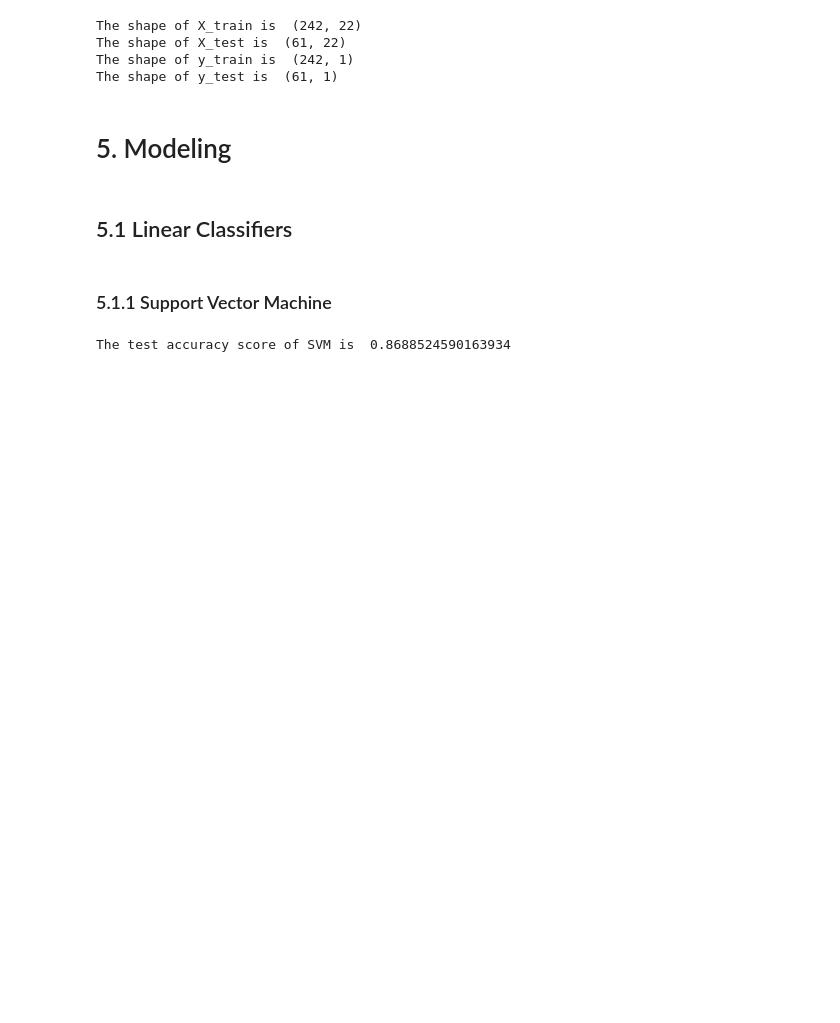
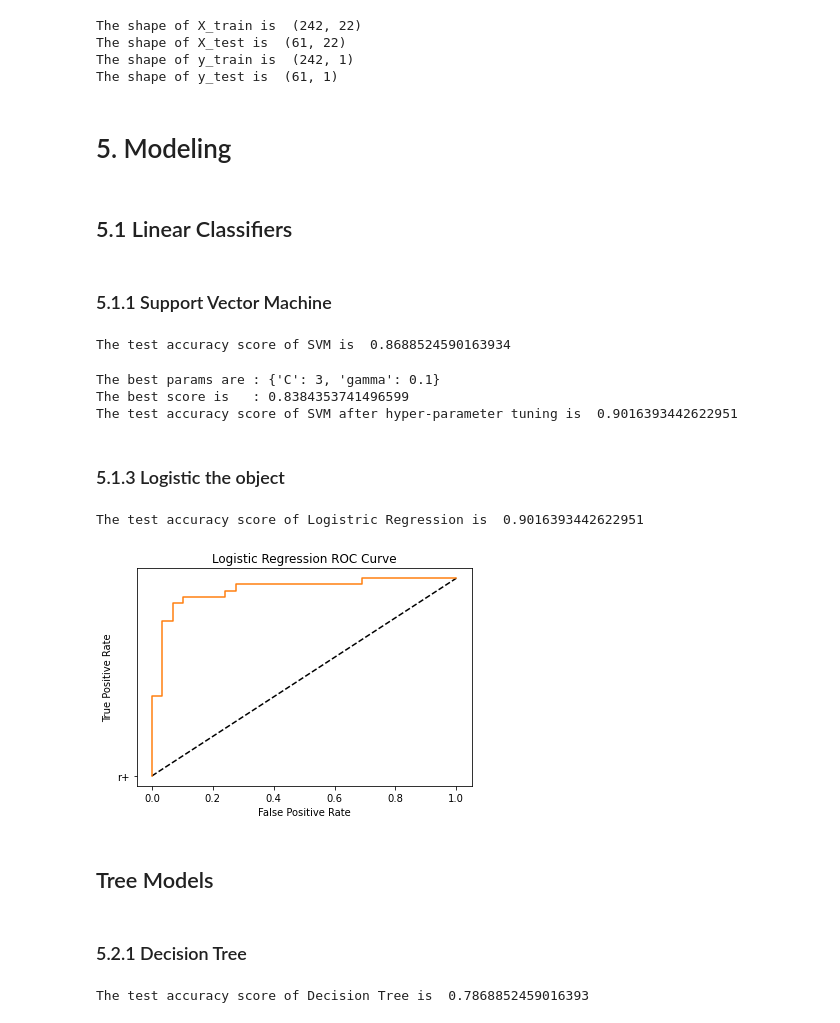
Before and after one commit to anyfish/notebook_project_ml, a Jupyter notebook: eda-heart-attack.ipynb, the cells around one changed output. Saved outputs shown, nothing was run; the diff lists cells and outputs as text; code cells hidden in the pictures; blank space fills up the shorter version.

Commit message:
Add Random Forest and Decision Tree

```diff
--- a/eda-heart-attack.ipynb
+++ b/eda-heart-attack.ipynb
@@ -878,3 +876,83 @@ y_pred = clf.predict(X_test)
 print("The test accuracy score of SVM is ", accuracy_score(y_test, y_pred))
 # %% [output]
 The test accuracy score of SVM is  0.8688524590163934
+# %%
+# instantiating the object
+svm = SVC()
+
+# setting a grid - not so extensive
+parameters = {"C":np.arange(1,10,1),'gamma':[0.00001,0.00005, 0.0001,0.0005,0.001,0.005,0.01,0.05,0.1,0.5,1,5]}
+
+# instantiating the GridSearchCV object
+searcher = GridSearchCV(svm, parameters)
+
+# fitting the object
+searcher.fit(X_train, y_train)
+
+# the scores
+print("The best params are :", searcher.best_params_)
+print("The best score is   :", searcher.best_score_)
+
+# predicting the values
+y_pred = searcher.predict(X_test)
+
+# printing the test accuracy
+print("The test accuracy score of SVM after hyper-parameter tuning is ", accuracy_score(y_test, y_pred))
+# %% [output]
+The best params are : {'C': 3, 'gamma': 0.1}
+The best score is   : 0.8384353741496599
+The test accuracy score of SVM after hyper-parameter tuning is  0.9016393442622951
+# %% [markdown]
+### 5.1.3 Logistic the object
+# %%
+from sklearn.linear_model import LogisticRegression
+
+# instantiating the object
+logreg = LogisticRegression()
+
+# fitting the object
+logreg.fit(X_train, y_train)
+
+# calculating the probabilities
+y_pred_proba = logreg.predict_proba(X_test)
+
+# finding the predicted valued
+y_pred = np.argmax(y_pred_proba,axis=1)
+
+# printing the test accuracy
+print("The test accuracy score of Logistric Regression is ", accuracy_score(y_test, y_pred))
+# %% [output]
+The test accuracy score of Logistric Regression is  0.9016393442622951
+# %%
+# Calculating the probabilities
+y_pred_prob = logreg.predict_proba(X_test)[:,1]
+
+fpr, tpr, threshols = roc_curve(y_test, y_pred_prob)
+
+# Protting th curve
+plt.plot([0,1], [0,1], "k--", "r+")
+plt.plot(fpr, tpr, label="Logistic Regression")
+plt.xlabel("False Positive Rate")
+plt.ylabel("True Positive Rate")
+plt.title("Logistic Regression ROC Curve")
+plt.show()
+# %% [output]
+[figure, added]
+# %% [markdown]
+## Tree Models
+# %% [markdown]
+### 5.2.1 Decision Tree
+# %%
+# Instanting the object
+dt = DecisionTreeClassifier(random_state=42)
+
+# Fitting the model
+dt.fit(X_train, y_train)
+
+# Calculating the predictions
+y_pred = dt.predict(X_test)
+
+# Priting the test accuracy
+print("The test accuracy score of Decision Tree is ", accuracy_score(y_test, y_pred))
+# %% [output]
+The test accuracy score of Decision Tree is  0.7868852459016393
```
Also changed, not shown: parts of 14 cells of this notebook.
